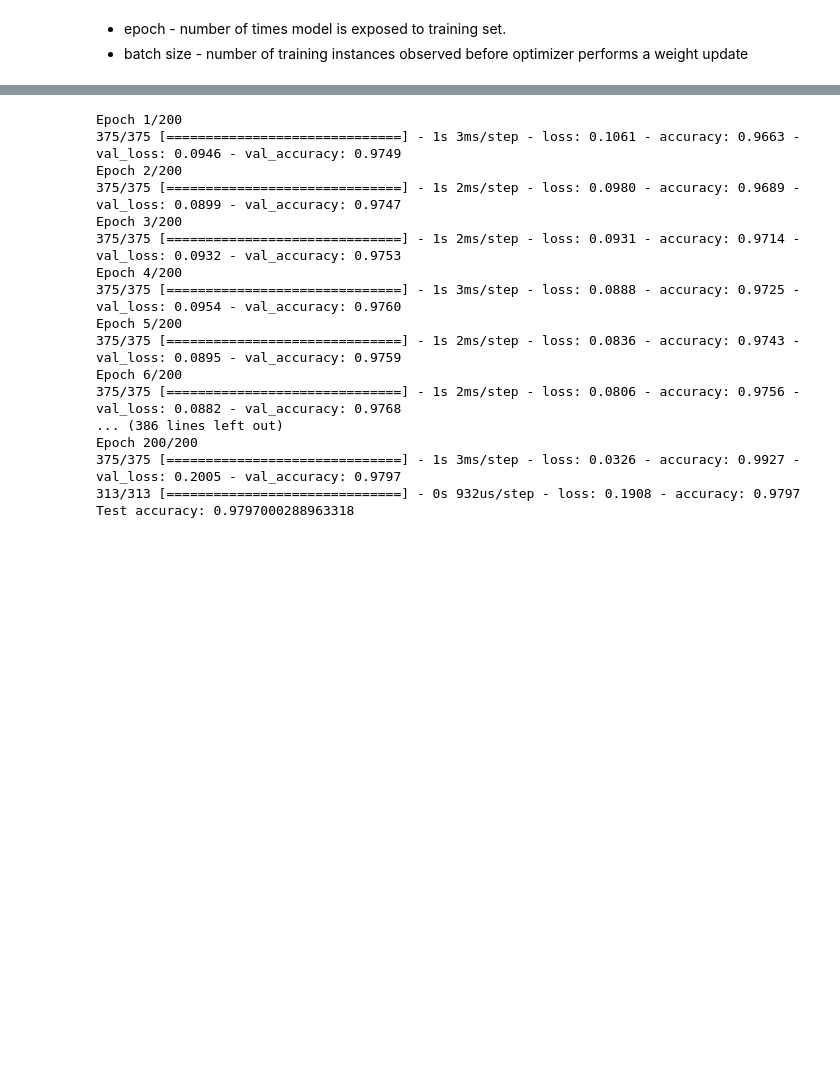
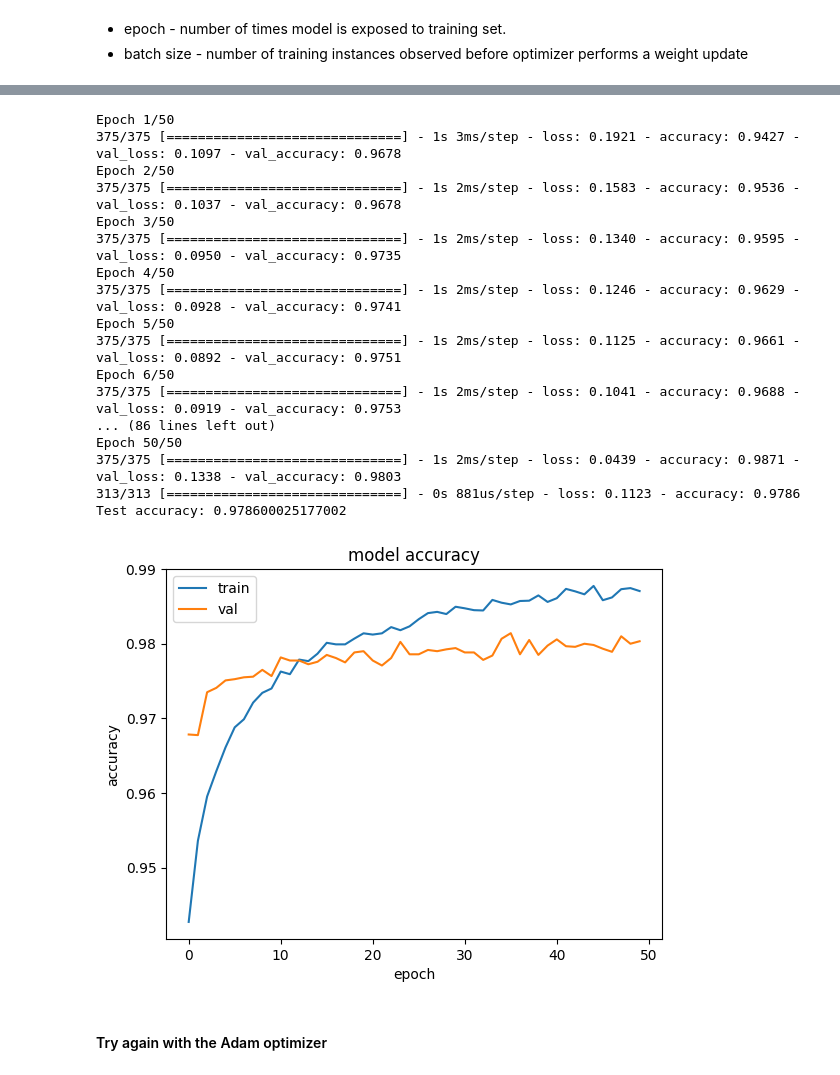
Before and after one commit to cstone157/jupyter_tensorflow2, a Jupyter notebook: jupyter/books/Deep Learning with TF and Keras/01-nn-wperceptrons.ipynb, the cells around one changed output, grey strips where cells are left out. Drawn from its saved outputs; the diff is of its cells as text; code cells hidden in the pictures; blank space fills up the shorter version.

```diff
--- a/jupyter/books/Deep Learning with TF and Keras/01-nn-wperceptrons.ipynb
+++ b/jupyter/books/Deep Learning with TF and Keras/01-nn-wperceptrons.ipynb
@@ -340,7 +375,7 @@ model.compile(optimizer='RMSProp',
               metrics=['accuracy'])
 
 # Training the model.
-model.fit(X_train, Y_train,
+history = model.fit(X_train, Y_train,
           batch_size=BATCH_SIZE, epochs=EPOCHS,
           verbose=VERBOSE, validation_split=VALIDATION_SPLIT)
 
@@ -349,20 +384,20 @@ model.fit(X_train, Y_train,
 test_loss, test_acc = model.evaluate(X_test, Y_test)
 print('Test accuracy:', test_acc)
 # %% [output]
-Epoch 1/200
-375/375 [==============================] - 1s 3ms/step - loss: 0.1061 - accuracy: 0.9663 - val_loss: 0.0946 - val_accuracy: 0.9749
-Epoch 2/200
-375/375 [==============================] - 1s 2ms/step - loss: 0.0980 - accuracy: 0.9689 - val_loss: 0.0899 - val_accuracy: 0.9747
-Epoch 3/200
-375/375 [==============================] - 1s 2ms/step - loss: 0.0931 - accuracy: 0.9714 - val_loss: 0.0932 - val_accuracy: 0.9753
-Epoch 4/200
-375/375 [==============================] - 1s 3ms/step - loss: 0.0888 - accuracy: 0.9725 - val_loss: 0.0954 - val_accuracy: 0.9760
-Epoch 5/200
-375/375 [==============================] - 1s 2ms/step - loss: 0.0836 - accuracy: 0.9743 - val_loss: 0.0895 - val_accuracy: 0.9759
-Epoch 6/200
-375/375 [==============================] - 1s 2ms/step - loss: 0.0806 - accuracy: 0.9756 - val_loss: 0.0882 - val_accuracy: 0.9768
-... (386 lines left out)
-Epoch 200/200
-375/375 [==============================] - 1s 3ms/step - loss: 0.0326 - accuracy: 0.9927 - val_loss: 0.2005 - val_accuracy: 0.9797
-313/313 [==============================] - 0s 932us/step - loss: 0.1908 - accuracy: 0.9797
-Test accuracy: 0.9797000288963318
+Epoch 1/50
+375/375 [==============================] - 1s 3ms/step - loss: 0.1921 - accuracy: 0.9427 - val_loss: 0.1097 - val_accuracy: 0.9678
+Epoch 2/50
+375/375 [==============================] - 1s 2ms/step - loss: 0.1583 - accuracy: 0.9536 - val_loss: 0.1037 - val_accuracy: 0.9678
+Epoch 3/50
+375/375 [==============================] - 1s 2ms/step - loss: 0.1340 - accuracy: 0.9595 - val_loss: 0.0950 - val_accuracy: 0.9735
+Epoch 4/50
+375/375 [==============================] - 1s 2ms/step - loss: 0.1246 - accuracy: 0.9629 - val_loss: 0.0928 - val_accuracy: 0.9741
+Epoch 5/50
+375/375 [==============================] - 1s 2ms/step - loss: 0.1125 - accuracy: 0.9661 - val_loss: 0.0892 - val_accuracy: 0.9751
+Epoch 6/50
+375/375 [==============================] - 1s 2ms/step - loss: 0.1041 - accuracy: 0.9688 - val_loss: 0.0919 - val_accuracy: 0.9753
+... (86 lines left out)
+Epoch 50/50
+375/375 [==============================] - 1s 2ms/step - loss: 0.0439 - accuracy: 0.9871 - val_loss: 0.1338 - val_accuracy: 0.9803
+313/313 [==============================] - 0s 881us/step - loss: 0.1123 - accuracy: 0.9786
+Test accuracy: 0.978600025177002
@@ -379,3 +404,18 @@ tensorboard_callback = TensorBoard(log_dir=log_dir, histogram_freq=1)
+# %%
+## Graph my accuracy / validation in a line graph
+from matplotlib import pyplot as plt
+
+plt.plot(history.history['accuracy'])
+plt.plot(history.history['val_accuracy'])
+plt.title('model accuracy')
+plt.ylabel('accuracy')
+plt.xlabel('epoch')
+plt.legend(['train', 'val'], loc='upper left')
+plt.show()
+# %% [output]
+[figure, added]
+# %% [markdown]
+#### Try again with the Adam optimizer
 # %%
 ## Try running the same model agin but using the Adam
 
```
Also changed, not shown: parts of 30 cells of this notebook, 3 other files.
